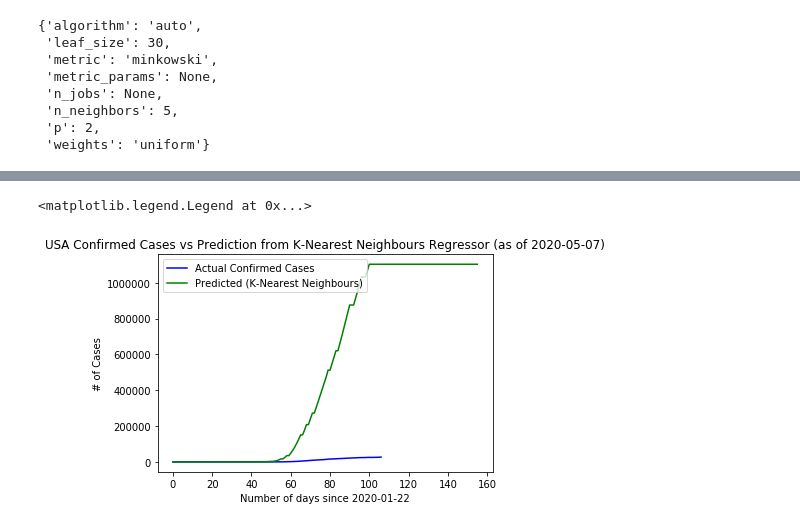
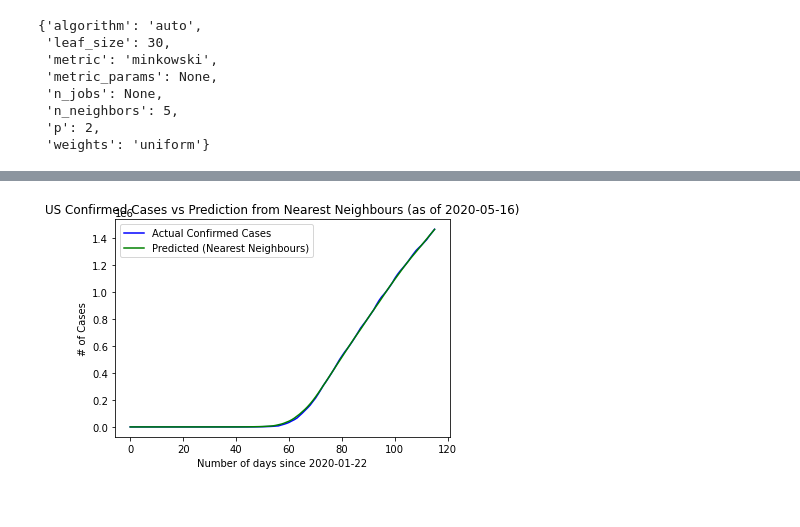
Before and after one commit to EduRibeiro00/CovidForecast-feup-iart, a Jupyter notebook: proj2/covid_analysis_knn.ipynb, the cells around one changed output, grey strips where cells are left out. Drawn from its saved outputs; the diff is of its cells as text; code cells hidden in the pictures.

```diff
--- a/proj2/covid_analysis_knn.ipynb
+++ b/proj2/covid_analysis_knn.ipynb
@@ -164,25 +196,4 @@ plt.legend()
-# %%
-usa_lat_norm, usa_long_norm = get_coords_for_country("Portugal")
-
-# make a list to predict the next days
-max_num_days_from_begin = df["Num_days_from_begin"].max()
-future_days_to_predict = 50
-
-usa_future_inputs_list = []
-future_days_list = []
-
-for day in range(max_num_days_from_begin + future_days_to_predict):
-    day_normalized = round((day / (1 + day)), 6) # perform inverse logit to get normalized day
-    usa_future_inputs_list.append([usa_lat_norm, usa_long_norm, day_normalized])
-    future_days_list.append(day)
-
-usa_future_outputs = knn_estimator.predict(usa_future_inputs_list)
-plt.plot(days_list, usa_outputs, color='blue', label="Actual Confirmed Cases")
-plt.plot(future_days_list, usa_future_outputs, color='green', label="Predicted (K-Nearest Neighbours)")
-plt.xlabel("Number of days since {}".format(first_day))
-plt.ylabel("# of Cases")
-plt.title("USA Confirmed Cases vs Prediction from K-Nearest Neighbours Regressor (as of {})".format(last_day))
-plt.legend()
-# %% [output]
-<matplotlib.legend.Legend at 0x...>
-[figure, removed]
+# %%
+display_graph_country_increment(knn_estimator, "US",["Lat_norm", "Long_norm", "Num_days_from_begin_norm"], "Confirmed", df)
+# %% [output]
+[figure, added]
```
Also changed, not shown: parts of 41 cells of this notebook, 1 other file.
